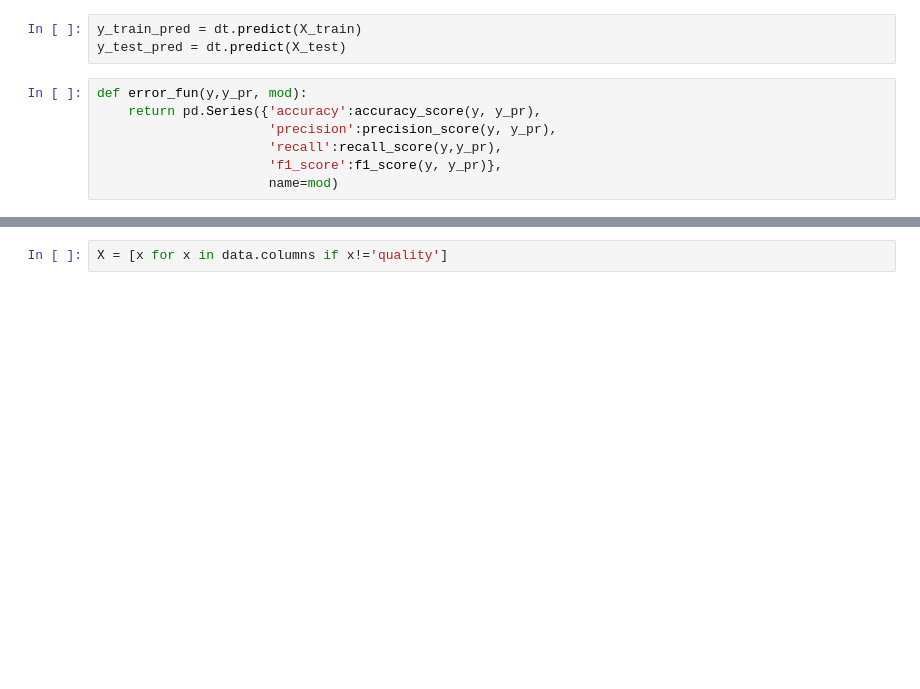
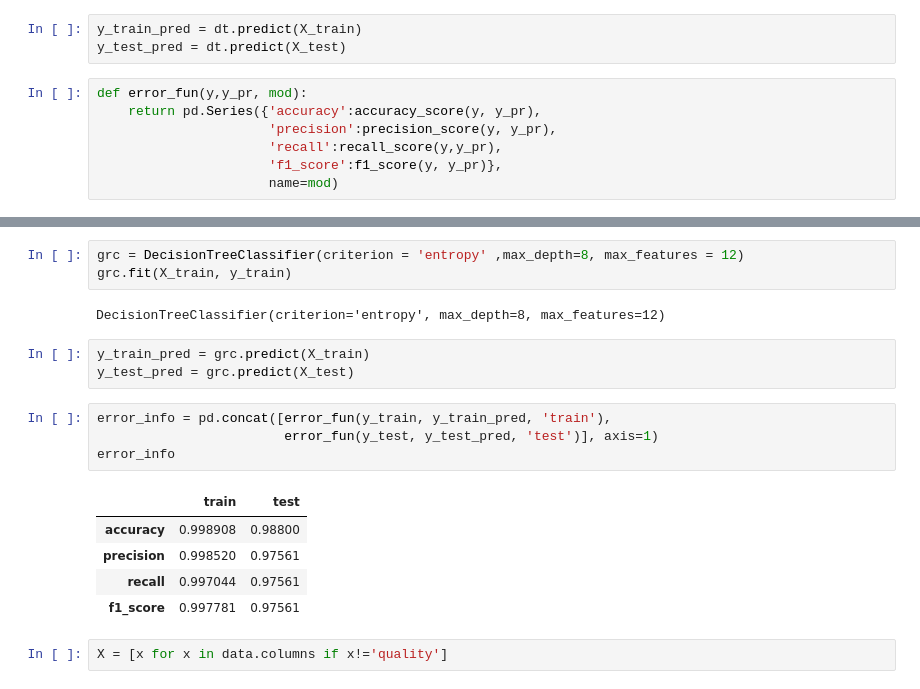
Before and after one commit to sundharesan11/DecisionTree_On_WineClassification, a Jupyter notebook: Wine color prediction.ipynb, the cells around one changed output, grey strips where cells are left out. Cells and saved outputs as stored; diff of their text form; blank space fills up the shorter version.

Commit message:
change in Gridsearch on classifier

```diff
--- a/Wine color prediction.ipynb
+++ b/Wine color prediction.ipynb
@@ -196,3 +351,21 @@ error_info
+# %%
+grc = DecisionTreeClassifier(criterion = 'entropy' ,max_depth=8, max_features = 12)
+grc.fit(X_train, y_train)
+# %% [output]
+DecisionTreeClassifier(criterion='entropy', max_depth=8, max_features=12)
+# %%
+y_train_pred = grc.predict(X_train)
+y_test_pred = grc.predict(X_test)
+# %%
+error_info = pd.concat([error_fun(y_train, y_train_pred, 'train'),
+                        error_fun(y_test, y_test_pred, 'test')], axis=1)
+error_info
+# %% [output]
+|  | train | test |
+| accuracy | 0.998908 | 0.98800 |
+| precision | 0.998520 | 0.97561 |
+| recall | 0.997044 | 0.97561 |
+| f1_score | 0.997781 | 0.97561 |
 # %%
 X = [x for x in data.columns if x!='quality']
 # %%
```
Also changed, not shown: parts of 48 cells of this notebook.
